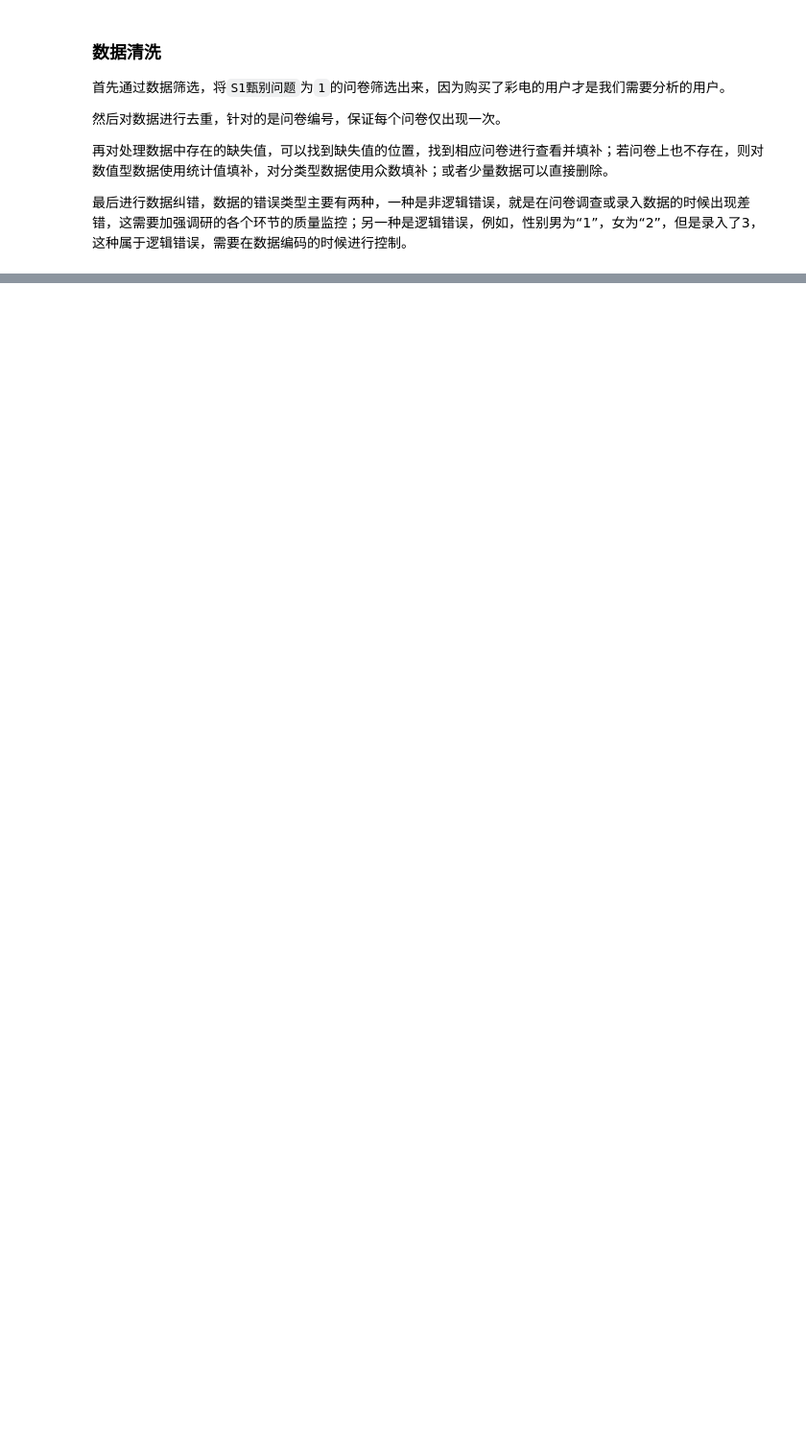
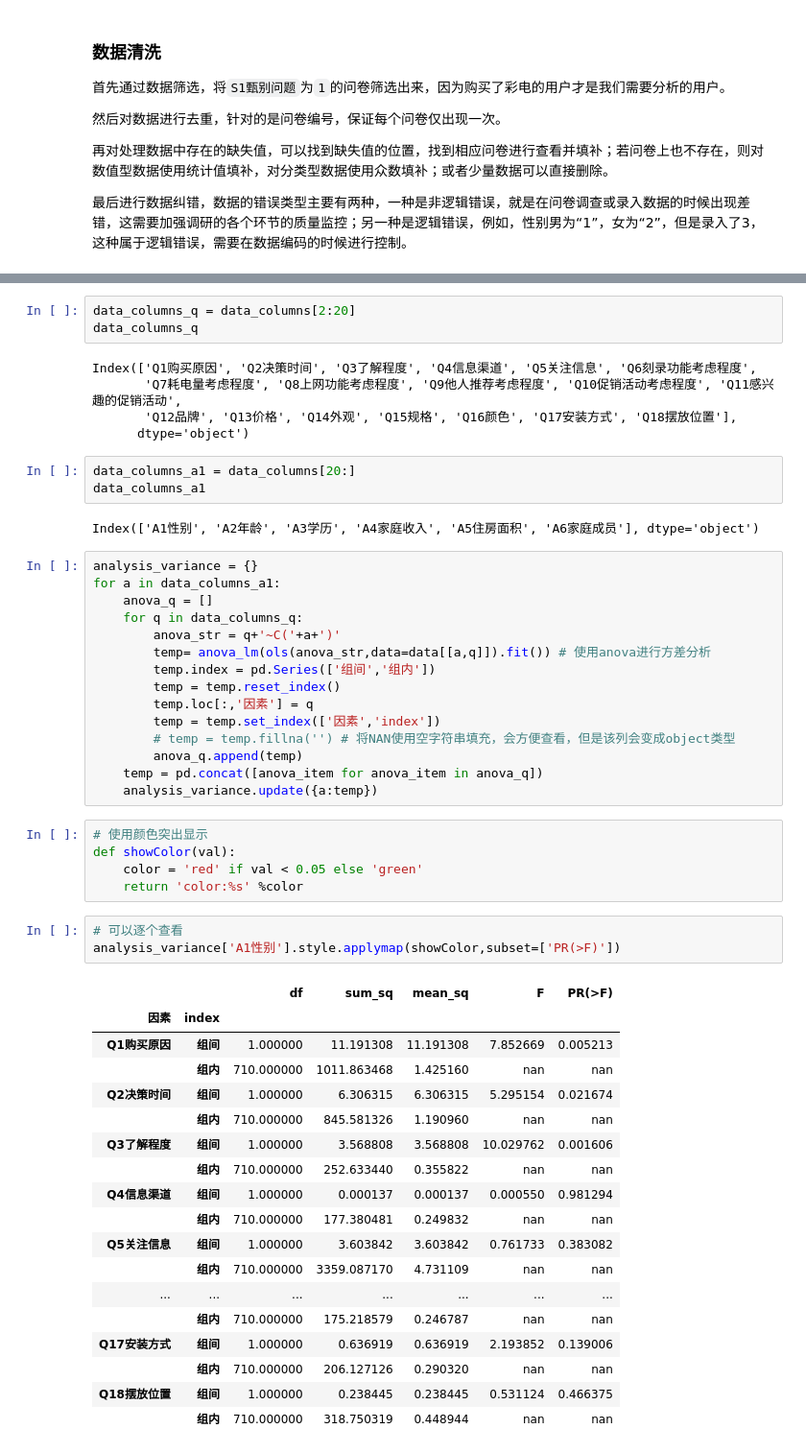
Before and after one commit to Gipbear/data-analysis, a Jupyter notebook: 数据分析实战/用户偏好分析——某彩电企业用户偏好分析/某彩电企业用户偏好分析.ipynb, the cells around one changed output, grey strips where cells are left out. Shown: that part at 96% size. Drawn from its saved outputs; the diff is of its cells as text; blank space fills up the shorter version.

```diff
--- a/数据分析实战/用户偏好分析——某彩电企业用户偏好分析/某彩电企业用户偏好分析.ipynb
+++ b/数据分析实战/用户偏好分析——某彩电企业用户偏好分析/某彩电企业用户偏好分析.ipynb
@@ -104,0 +216,55 @@ Index(['问卷编号', 'S1甄别问题', 'Q1购买原因', 'Q2决策时间', 'Q3
+# %%
+data_columns_q = data_columns[2:20]
+data_columns_q
+# %% [output]
+Index(['Q1购买原因', 'Q2决策时间', 'Q3了解程度', 'Q4信息渠道', 'Q5关注信息', 'Q6刻录功能考虑程度',
+       'Q7耗电量考虑程度', 'Q8上网功能考虑程度', 'Q9他人推荐考虑程度', 'Q10促销活动考虑程度', 'Q11感兴趣的促销活动',
+       'Q12品牌', 'Q13价格', 'Q14外观', 'Q15规格', 'Q16颜色', 'Q17安装方式', 'Q18摆放位置'],
+      dtype='object')
+# %%
+data_columns_a1 = data_columns[20:]
+data_columns_a1
+# %% [output]
+Index(['A1性别', 'A2年龄', 'A3学历', 'A4家庭收入', 'A5住房面积', 'A6家庭成员'], dtype='object')
+# %%
+analysis_variance = {}
+for a in data_columns_a1:
+    anova_q = []
+    for q in data_columns_q:
+        anova_str = q+'~C('+a+')'
+        temp= anova_lm(ols(anova_str,data=data[[a,q]]).fit()) # 使用anova进行方差分析
+        temp.index = pd.Series(['组间','组内'])
+        temp = temp.reset_index()
+        temp.loc[:,'因素'] = q
+        temp = temp.set_index(['因素','index'])
+        # temp = temp.fillna('') # 将NAN使用空字符串填充，会方便查看，但是该列会变成object类型
+        anova_q.append(temp)
+    temp = pd.concat([anova_item for anova_item in anova_q])
+    analysis_variance.update({a:temp})
+# %%
+# 使用颜色突出显示
+def showColor(val):
+    color = 'red' if val < 0.05 else 'green'
+    return 'color:%s' %color
+# %%
+# 可以逐个查看
+analysis_variance['A1性别'].style.applymap(showColor,subset=['PR(>F)'])
+# %% [output]
+|  |  | df | sum_sq | mean_sq | F | PR(>F) |
+| 因素 | index |  |  |  |  |  |
+| Q1购买原因 | 组间 | 1.000000 | 11.191308 | 11.191308 | 7.852669 | 0.005213 |
+|  | 组内 | 710.000000 | 1011.863468 | 1.425160 | nan | nan |
+| Q2决策时间 | 组间 | 1.000000 | 6.306315 | 6.306315 | 5.295154 | 0.021674 |
+|  | 组内 | 710.000000 | 845.581326 | 1.190960 | nan | nan |
+| Q3了解程度 | 组间 | 1.000000 | 3.568808 | 3.568808 | 10.029762 | 0.001606 |
+|  | 组内 | 710.000000 | 252.633440 | 0.355822 | nan | nan |
+| Q4信息渠道 | 组间 | 1.000000 | 0.000137 | 0.000137 | 0.000550 | 0.981294 |
+|  | 组内 | 710.000000 | 177.380481 | 0.249832 | nan | nan |
+| Q5关注信息 | 组间 | 1.000000 | 3.603842 | 3.603842 | 0.761733 | 0.383082 |
+|  | 组内 | 710.000000 | 3359.087170 | 4.731109 | nan | nan |
+| ... | ... | ... | ... | ... | ... | ... |
+|  | 组内 | 710.000000 | 175.218579 | 0.246787 | nan | nan |
+| Q17安装方式 | 组间 | 1.000000 | 0.636919 | 0.636919 | 2.193852 | 0.139006 |
+|  | 组内 | 710.000000 | 206.127126 | 0.290320 | nan | nan |
+| Q18摆放位置 | 组间 | 1.000000 | 0.238445 | 0.238445 | 0.531124 | 0.466375 |
+|  | 组内 | 710.000000 | 318.750319 | 0.448944 | nan | nan |
```
Also changed, not shown: parts of 27 cells of this notebook, 1 other file.
